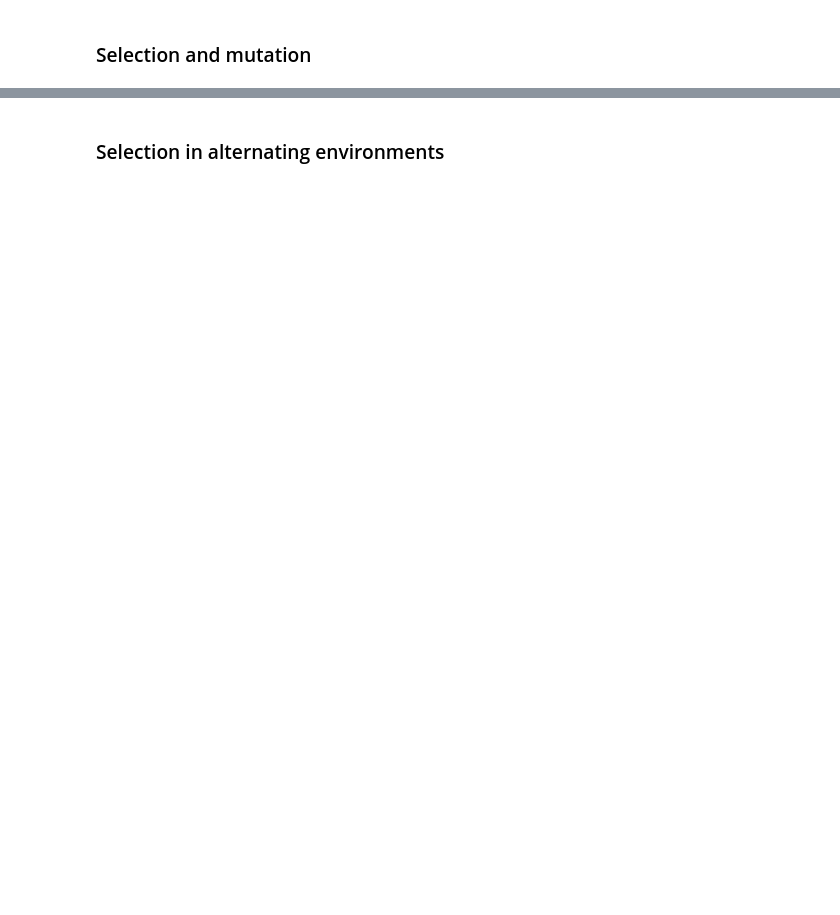
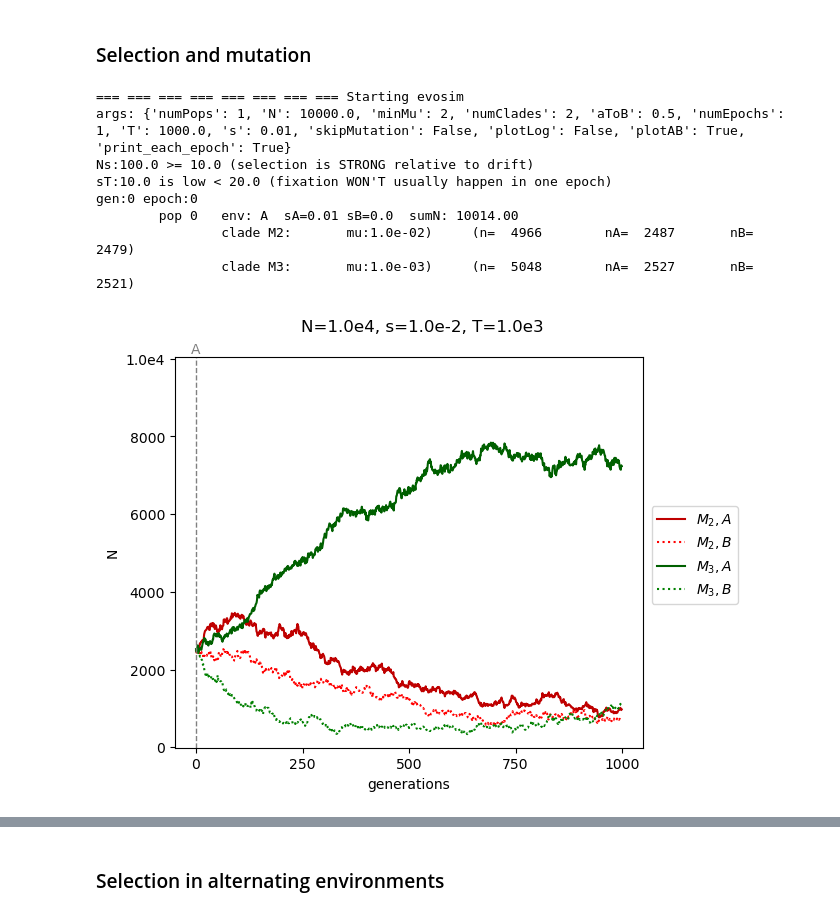
Before and after one commit to mepster/evosim, a Jupyter notebook: evosim.ipynb, the cells around one changed output, grey strips where cells are left out. Drawn from its saved outputs; the diff is of its cells as text; code cells hidden in the pictures; blank space fills up the shorter version.

```diff
--- a/evosim.ipynb
+++ b/evosim.ipynb
@@ -127,10 +160,19 @@ override_args.N = 1e8
 # %%
 override_args = evosim.DotAccessibleDict()
 
 override_args.numClades = 2
 
 override_args.s = 0.01 # change this to see effect of selection strength
-#override_args.skipMutation = False # include mutation
+override_args.N = 1e4 # change this and re-run to see differential effect of selection vs drift
 
-override_args.N = -1 # change this and re-run to see differential effect of selection vs drift
-#evosim.evosim(override_args)
+evosim.evosim(override_args)
+# %% [output]
+=== === === === === === === === Starting evosim
+args: {'numPops': 1, 'N': 10000.0, 'minMu': 2, 'numClades': 2, 'aToB': 0.5, 'numEpochs': 1, 'T': 1000.0, 's': 0.01, 'skipMutation': False, 'plotLog': False, 'plotAB': True, 'print_each_epoch': True}
+Ns:100.0 >= 10.0 (selection is STRONG relative to drift)
+sT:10.0 is low < 20.0 (fixation WON'T usually happen in one epoch)
+gen:0 epoch:0
+        pop 0   env: A  sA=0.01 sB=0.0  sumN: 10014.00
+                clade M2:       mu:1.0e-02)     (n=  4966        nA=  2487       nB=  2479)
+                clade M3:       mu:1.0e-03)     (n=  5048        nA=  2527       nB=  2521)
+[figure, added]
```
Also changed, not shown: parts of 5 cells of this notebook, 1 other file.
